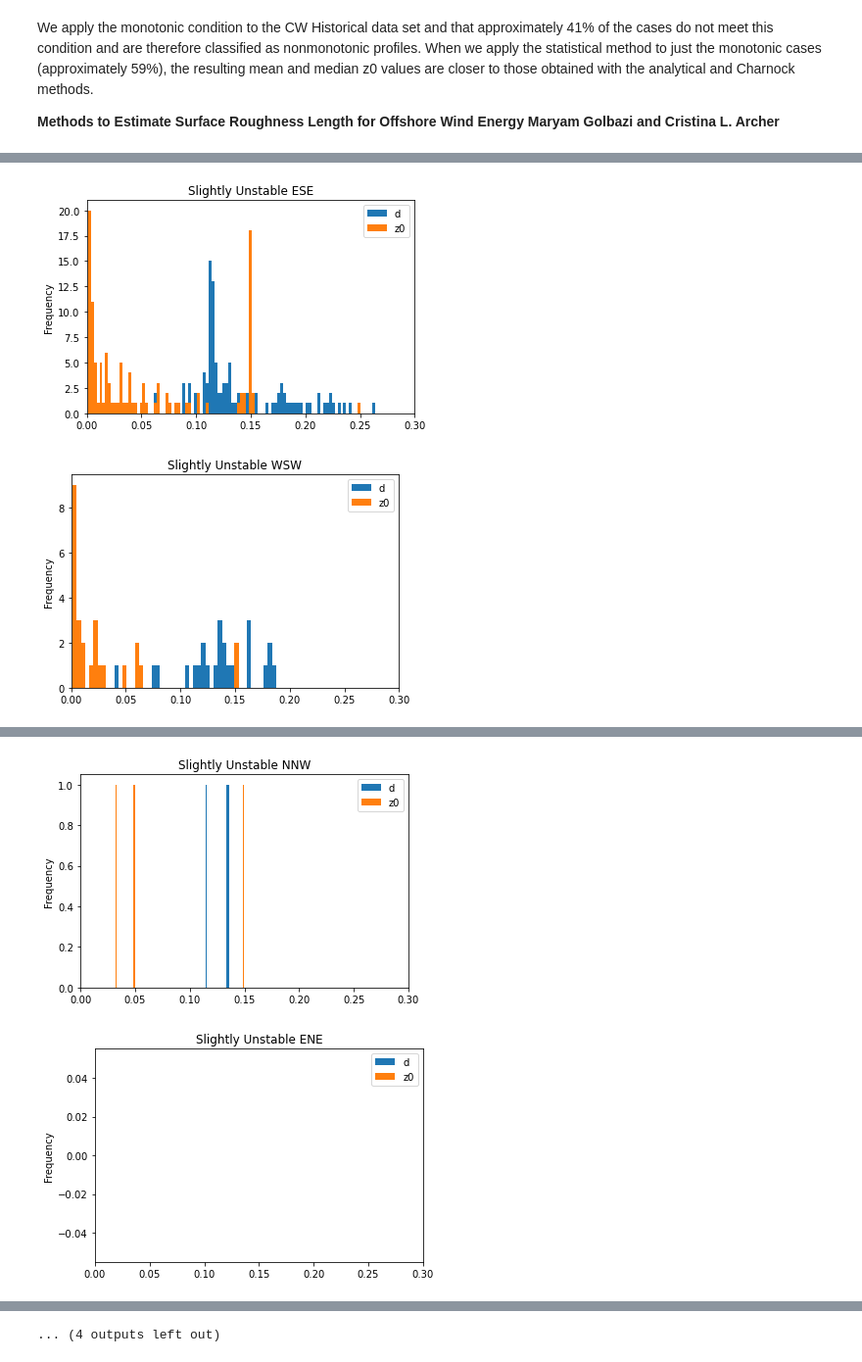
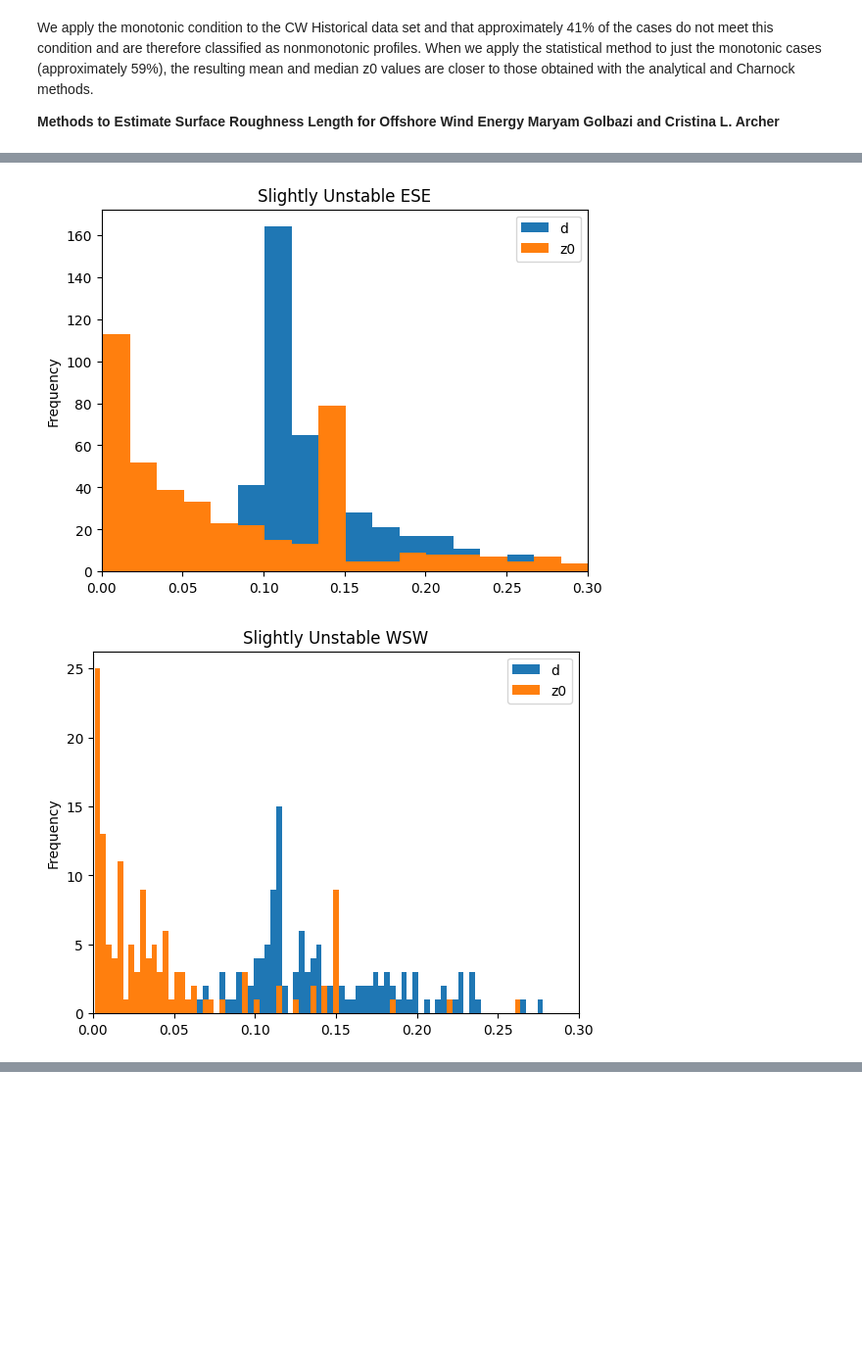
Before and after one commit to cafltar/CookIRCamET, a Jupyter notebook: profile_calculation.ipynb, the cells around one changed output, grey strips where cells are left out. Shown: that part at 98% size. Drawn from its saved outputs; the diff is of its cells as text; code cells hidden in the pictures; blank space fills up the shorter version.

```diff
--- a/profile_calculation.ipynb
+++ b/profile_calculation.ipynb
@@ -40,3 +52,5 @@ df.sort_values(ascending=True,by='Timestamp',inplace=True)
+# %%
+df.loc[(df.Timestamp>=pd.to_datetime('2024-03-08 15:00:00')),'Timestamp'] = df.loc[(df.Timestamp>=pd.to_datetime('2024-03-08 15:00:00')),'Timestamp']-pd.Timedelta(hours=1)
 # %%
 df.columns = ['Timestamp', 'T2', 'T1','T0',
               'WindDirection2', 'U2','GustSpeed2', 'AnemometerT2','X_axisLevel2','Y_axisLevel2',
@@ -78,7 +91,7 @@ u_mat = df[['U0','U1','U2']].values
 # %%
 def u_rmse(x,u,z):
     A,d,z0 = x[0],x[1],x[2]
-    return np.sqrt((u[0]-A*np.log((z[0]-d)/z0))**2+(u[0]-A*np.log((z[1]-d)/z0))**2+(u[2]-A*np.log((z[2]-d)/z0))**2)
+    return np.sqrt((u[0]-A*np.log((z[0]-d)/z0))**2+(u[1]-A*np.log((z[1]-d)/z0))**2+(u[2]-A*np.log((z[2]-d)/z0))**2)
 # %%
 from scipy import optimize
 # %%
@@ -132,0 +141,3 @@ df_flux = df_flux.astype({'Timestamp':'datetime64'})
+# %%
+df_met = pd.read_csv('../../work/CookIRCamET/Meteorological/Cook/EcTower/BoundsCheck/CookEast/6503_20240805_Met_P1A1.csv')
+df_flux = pd.read_csv('../../work/CookIRCamET/Meteorological/Cook/EcTower/BoundsCheck/CookEast/6503_20240805_Flux_P1A1.csv')
@@ -133,3 +164,15 @@ df_flux = df_flux.astype({'Timestamp':'datetime64'})
+# %%
+df_precip = df_met[['TIMESTAMP','Precipitation_Tot','amb_tmpr_Avg']]
+df_precip.rename(columns={'TIMESTAMP':'Timestamp'},inplace=True)
+df_precip = df_precip.astype({'Timestamp':'datetime64[ns]','amb_tmpr_Avg':'float32'})
+df_precip.amb_tmpr_Avg=df_precip.amb_tmpr_Avg+273.15
+
+df_flux = df_flux[['TIMESTAMP','air_t_mean','L']]
+df_flux.rename(columns={'TIMESTAMP':'Timestamp'},inplace=True)
+df_flux = df_flux.astype({'Timestamp':'datetime64[ns]'})
+
+# df_flux.Timestamp = df_flux.Timestamp.dt.tz_localize('Etc/GMT+8')
+# df_precip.Timestamp = df_precip.Timestamp.dt.tz_localize('Etc/GMT+8')
 # %%
 df_metx = pd.merge(df_flux,df_precip,how='left')
 #df_metx.Timestamp = df_metx.Timestamp.dt.tz_localize('Etc/GMT+8')
@@ -221,9 +269,9 @@ array(['ESE', 'WSW', 'SSE', 'WNW', 'NNW', 'ENE', 'SSW', 'NNE'],
       dtype=object)
 # %%
 for stab in stability:
-    for dire in direction:
+    for dire in ['ESE','WSW']:
         mask1 = (df_valid.Stability==stab) & (df_valid.Direction==dire)
         df_valid.loc[mask1,['d','z0']].plot.hist(bins=100,title=stab+' '+dire).set_xlim((0,0.3))
 # %% [output]
-[figure, old version]
+[figure, new version]
-[figure, old version]
+[figure, new version]
@@ -232,2 +279,0 @@ for stab in stability:
-[figure, removed]
-[figure, removed]
@@ -240 +279,0 @@ for stab in stability:
-... (4 outputs left out)
```
Also changed, not shown: parts of 24 cells of this notebook, 34 other files.
